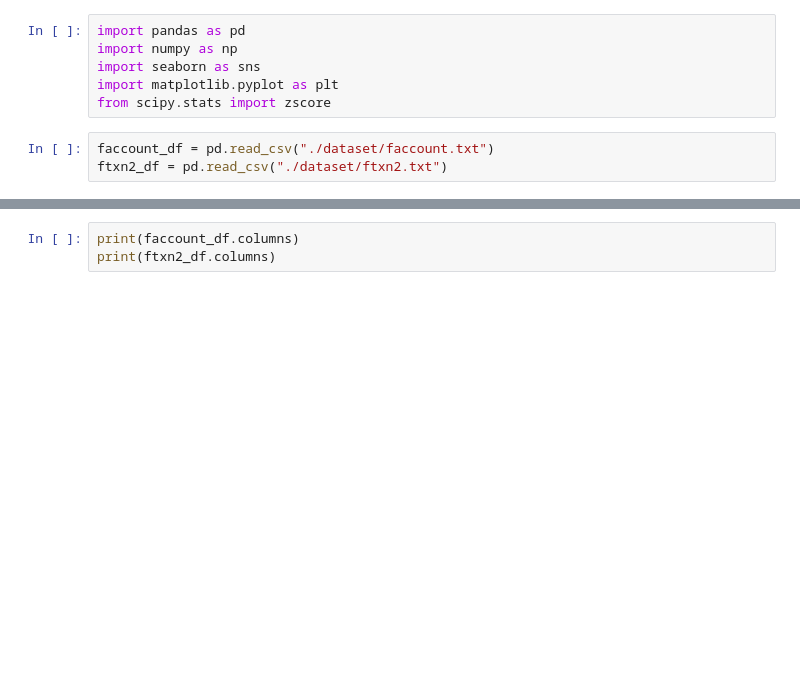
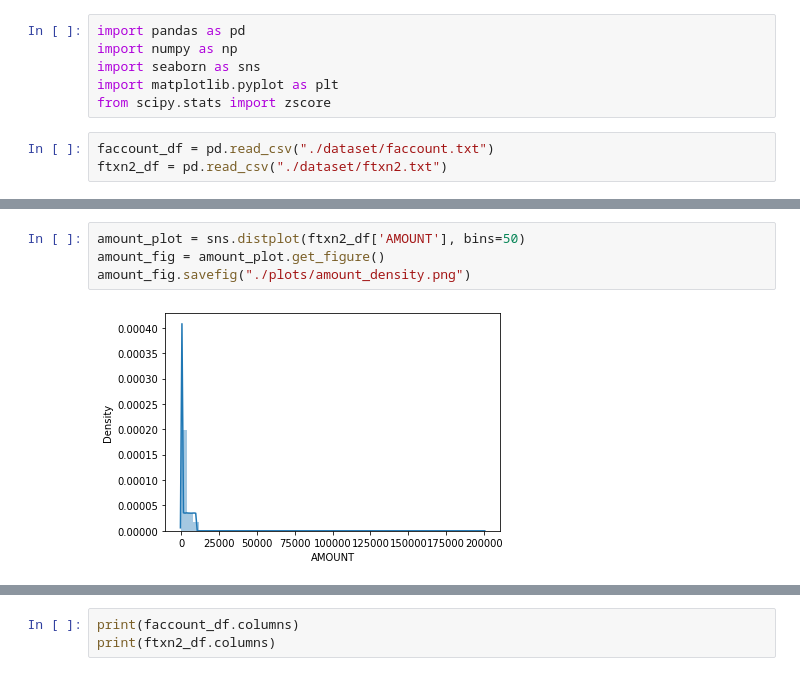
Before and after one commit to Amr-devman/DigitalDefence-Hackathon, a Jupyter notebook: dataset_engineering.ipynb, the cells around one changed output, grey strips where cells are left out. Drawn from its saved outputs; the diff is of its cells as text; blank space fills up the shorter version.

```diff
--- a/dataset_engineering.ipynb
+++ b/dataset_engineering.ipynb
@@ -16,3 +16,9 @@ ftxn2_df.head()
 | 2 | 950060711402 | TRANSFER | 6209 | 500607 | 500929 | 2020-01-23T13:00:00 | Holiday Cost | N | Y |
 | 3 | 950060711403 | PAYMENT | 66 | 500607 | 800252 | 2020-01-23T17:00:00 | Meal with Mary | N | Y |
 | 4 | 950060711501 | PAYMENT | 47 | 500607 | 800116 | 2020-01-24T08:00:00 | Coffee with Brian | N | Y |
+# %%
+amount_plot = sns.distplot(ftxn2_df['AMOUNT'], bins=50)
+amount_fig = amount_plot.get_figure()
+amount_fig.savefig("./plots/amount_density.png")
+# %% [output]
+[figure, added]
```
Also changed, not shown: parts of 4 cells of this notebook, 3 other files.
